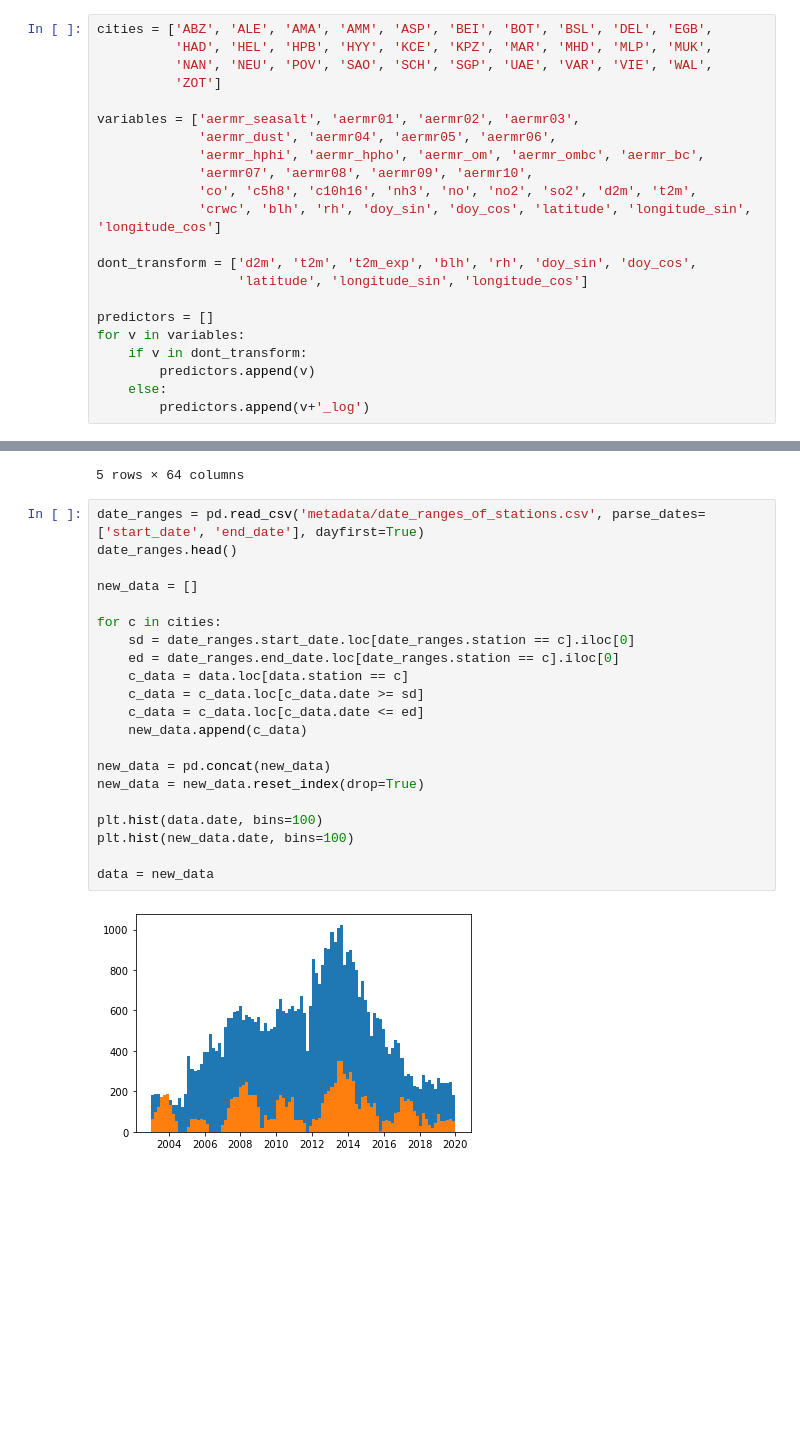
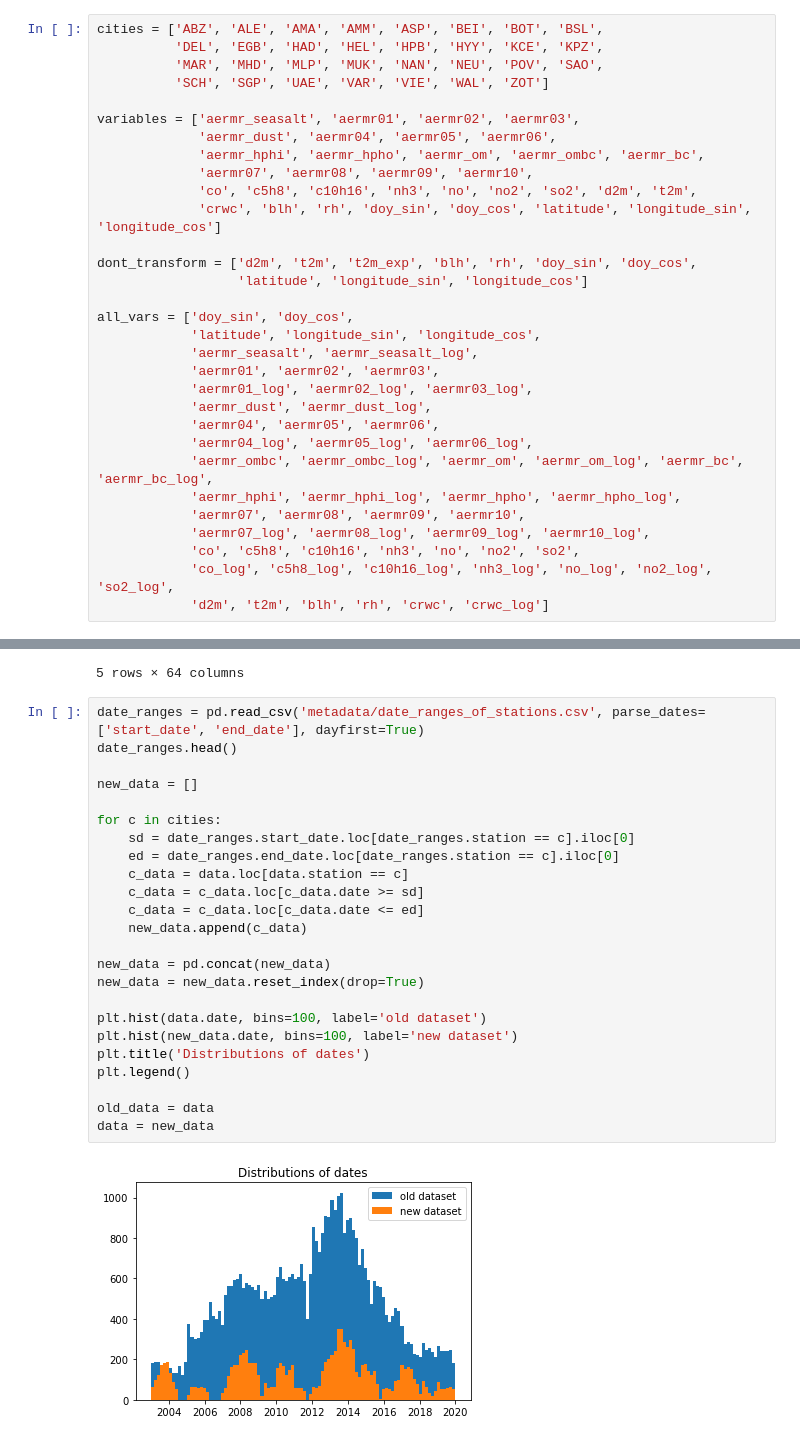
Before and after one commit to ellarauth/CCN-proxy-modeling, a Jupyter notebook: modelling.ipynb, the cells around one changed output, grey strips where cells are left out. Saved outputs shown, nothing was run; the diff lists cells and outputs as text; blank space fills up the shorter version.

```diff
--- a/modelling.ipynb
+++ b/modelling.ipynb
@@ -150,10 +163,10 @@ def plot_residuals(name, predictions):
     plt.xlabel('Residual')
     plt.xlim(-10, 10)
 # %%
-cities = ['ABZ', 'ALE', 'AMA', 'AMM', 'ASP', 'BEI', 'BOT', 'BSL', 'DEL', 'EGB',
-          'HAD', 'HEL', 'HPB', 'HYY', 'KCE', 'KPZ', 'MAR', 'MHD', 'MLP', 'MUK',
-          'NAN', 'NEU', 'POV', 'SAO', 'SCH', 'SGP', 'UAE', 'VAR', 'VIE', 'WAL',
-          'ZOT']
+cities = ['ABZ', 'ALE', 'AMA', 'AMM', 'ASP', 'BEI', 'BOT', 'BSL',
+          'DEL', 'EGB', 'HAD', 'HEL', 'HPB', 'HYY', 'KCE', 'KPZ',
+          'MAR', 'MHD', 'MLP', 'MUK', 'NAN', 'NEU', 'POV', 'SAO',
+          'SCH', 'SGP', 'UAE', 'VAR', 'VIE', 'WAL', 'ZOT']
 
 variables = ['aermr_seasalt', 'aermr01', 'aermr02', 'aermr03',
              'aermr_dust', 'aermr04', 'aermr05', 'aermr06',
@@ -165,9 +178,18 @@ variables = ['aermr_seasalt', 'aermr01', 'aermr02', 'aermr03',
 dont_transform = ['d2m', 't2m', 't2m_exp', 'blh', 'rh', 'doy_sin', 'doy_cos',
                   'latitude', 'longitude_sin', 'longitude_cos']
 
-predictors = []
-for v in variables:
-    if v in dont_transform:
-        predictors.append(v)
-    else:
-        predictors.append(v+'_log')
+all_vars = ['doy_sin', 'doy_cos',
+            'latitude', 'longitude_sin', 'longitude_cos',
+            'aermr_seasalt', 'aermr_seasalt_log',
+            'aermr01', 'aermr02', 'aermr03',
+            'aermr01_log', 'aermr02_log', 'aermr03_log',
+            'aermr_dust', 'aermr_dust_log',
+            'aermr04', 'aermr05', 'aermr06',
+            'aermr04_log', 'aermr05_log', 'aermr06_log',
+            'aermr_ombc', 'aermr_ombc_log', 'aermr_om', 'aermr_om_log', 'aermr_bc', 'aermr_bc_log',
+            'aermr_hphi', 'aermr_hphi_log', 'aermr_hpho', 'aermr_hpho_log',
+            'aermr07', 'aermr08', 'aermr09', 'aermr10',
+            'aermr07_log', 'aermr08_log', 'aermr09_log', 'aermr10_log',
+            'co', 'c5h8', 'c10h16', 'nh3', 'no', 'no2', 'so2',
+            'co_log', 'c5h8_log', 'c10h16_log', 'nh3_log', 'no_log', 'no2_log', 'so2_log',
+            'd2m', 't2m', 'blh', 'rh', 'crwc', 'crwc_log']
@@ -226,24 +228,27 @@ data.head()
 # %%
 date_ranges = pd.read_csv('metadata/date_ranges_of_stations.csv', parse_dates=['start_date', 'end_date'], dayfirst=True)
 date_ranges.head()
 
 new_data = []
 
 for c in cities:
     sd = date_ranges.start_date.loc[date_ranges.station == c].iloc[0]
     ed = date_ranges.end_date.loc[date_ranges.station == c].iloc[0]
     c_data = data.loc[data.station == c]
     c_data = c_data.loc[c_data.date >= sd]
     c_data = c_data.loc[c_data.date <= ed]
     new_data.append(c_data)
 
 new_data = pd.concat(new_data)
 new_data = new_data.reset_index(drop=True)
 
-plt.hist(data.date, bins=100)
-plt.hist(new_data.date, bins=100)
+plt.hist(data.date, bins=100, label='old dataset')
+plt.hist(new_data.date, bins=100, label='new dataset')
+plt.title('Distributions of dates')
+plt.legend()
 
+old_data = data
 data = new_data
 # %% [output]
-[figure, old version]
+[figure, new version]
 # %%
```
Also changed, not shown: parts of 15 cells of this notebook, 1 other file.
